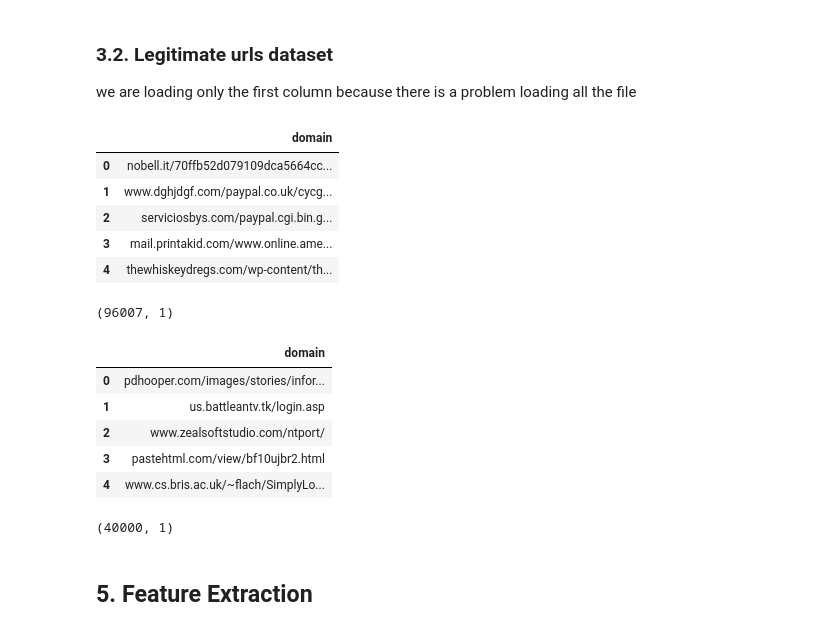
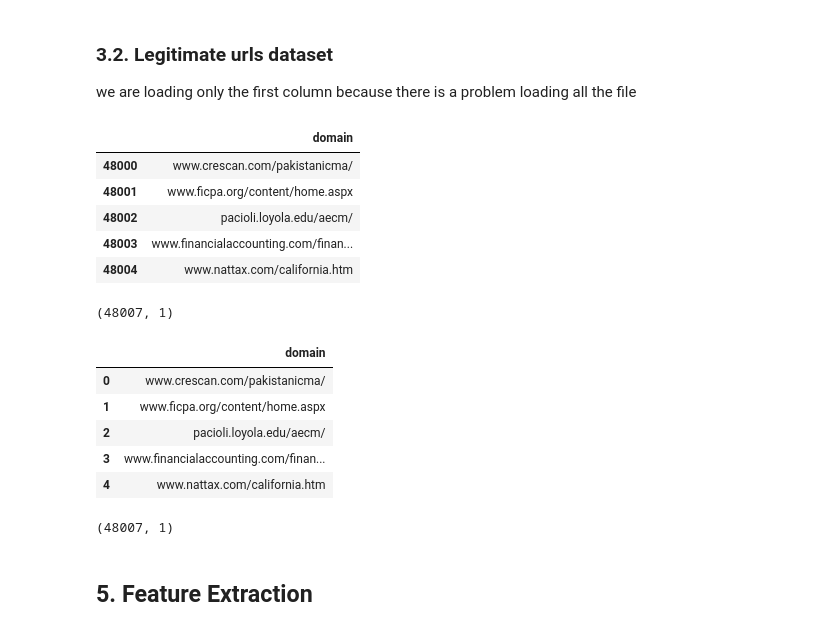
Before and after one commit to Nivarad/Phishing-Url-Detection, a Jupyter notebook: phishing_detection_project.ipynb, the cells around one changed output. Saved outputs shown, nothing was run; the diff lists cells and outputs as text; code cells hidden in the pictures.

```diff
--- a/phishing_detection_project.ipynb
+++ b/phishing_detection_project.ipynb
@@ -78,35 +78,36 @@ phish_url.shape
 we are loading only the first column because there is a problem loading all the file
 # %%
 legit_data = pd.read_csv("/kaggle/input/websites-datasets/urlset.csv", encoding="ISO-8859-1", usecols=[0])
+#extract only legitimate sites
+legit_data = legit_data[48000:]
 # %%
 legit_data.head()
 # %% [output]
 |  | domain |
-| 0 | nobell.it/70ffb52d079109dca5664cc... |
-| 1 | www.dghjdgf.com/paypal.co.uk/cycg... |
-| 2 | serviciosbys.com/paypal.cgi.bin.g... |
-| 3 | mail.printakid.com/www.online.ame... |
-| 4 | thewhiskeydregs.com/wp-content/th... |
+| 48000 | www.crescan.com/pakistanicma/ |
+| 48001 | www.ficpa.org/content/home.aspx |
+| 48002 | pacioli.loyola.edu/aecm/ |
+| 48003 | www.financialaccounting.com/finan... |
+| 48004 | www.nattax.com/california.htm |
 # %%
 legit_data.shape
 # %% [output]
-(96007, 1)
+(48007, 1)
 # %%
-#Collecting 1000 Legitimate URLs randomly
-legi_url = legit_data.sample(n = 40000, random_state = 12).copy()
-legi_url = legi_url.reset_index(drop=True)
-legi_url.head()
+#Collecting 40000 Legitimate URLs randomly
+legit_data = legit_data.reset_index(drop=True)
+legit_data.head()
 # %% [output]
 |  | domain |
-| 0 | pdhooper.com/images/stories/infor... |
-| 1 | us.battleantv.tk/login.asp |
-| 2 | www.zealsoftstudio.com/ntport/ |
-| 3 | pastehtml.com/view/bf10ujbr2.html |
-| 4 | www.cs.bris.ac.uk/~flach/SimplyLo... |
+| 0 | www.crescan.com/pakistanicma/ |
+| 1 | www.ficpa.org/content/home.aspx |
+| 2 | pacioli.loyola.edu/aecm/ |
+| 3 | www.financialaccounting.com/finan... |
+| 4 | www.nattax.com/california.htm |
 # %%
-legi_url.shape
+legit_data.shape
 # %% [output]
-(40000, 1)
+(48007, 1)
 # %% [markdown]
 ## 5. Feature Extraction
 # %% [markdown]
```
Also changed, not shown: parts of 45 cells of this notebook.
